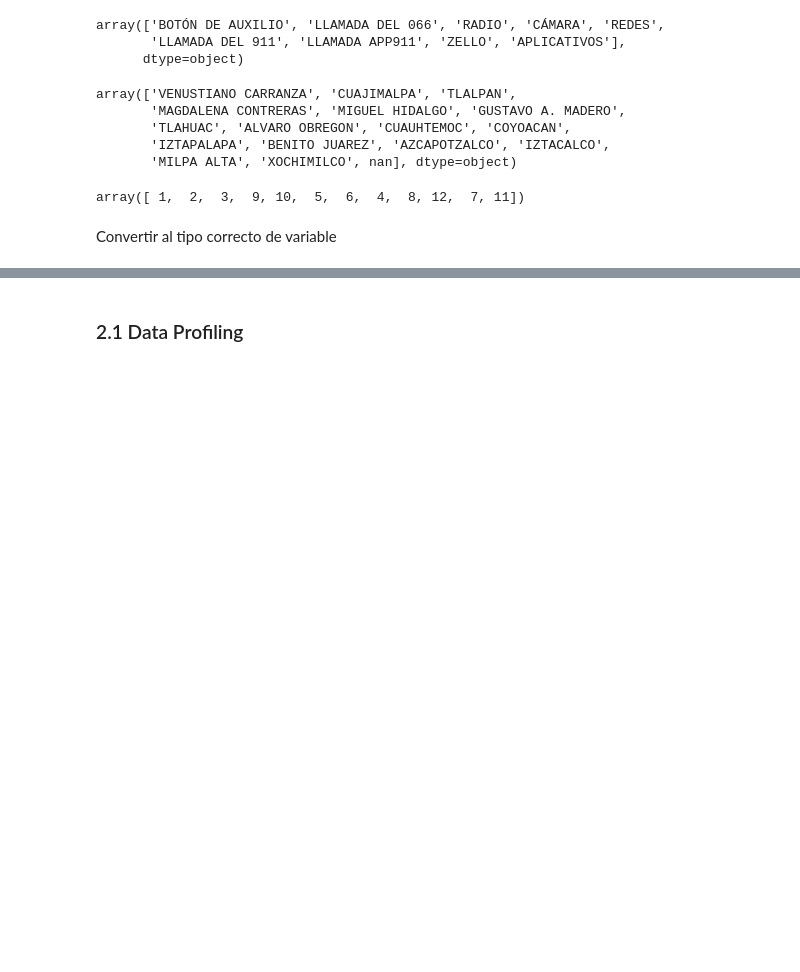
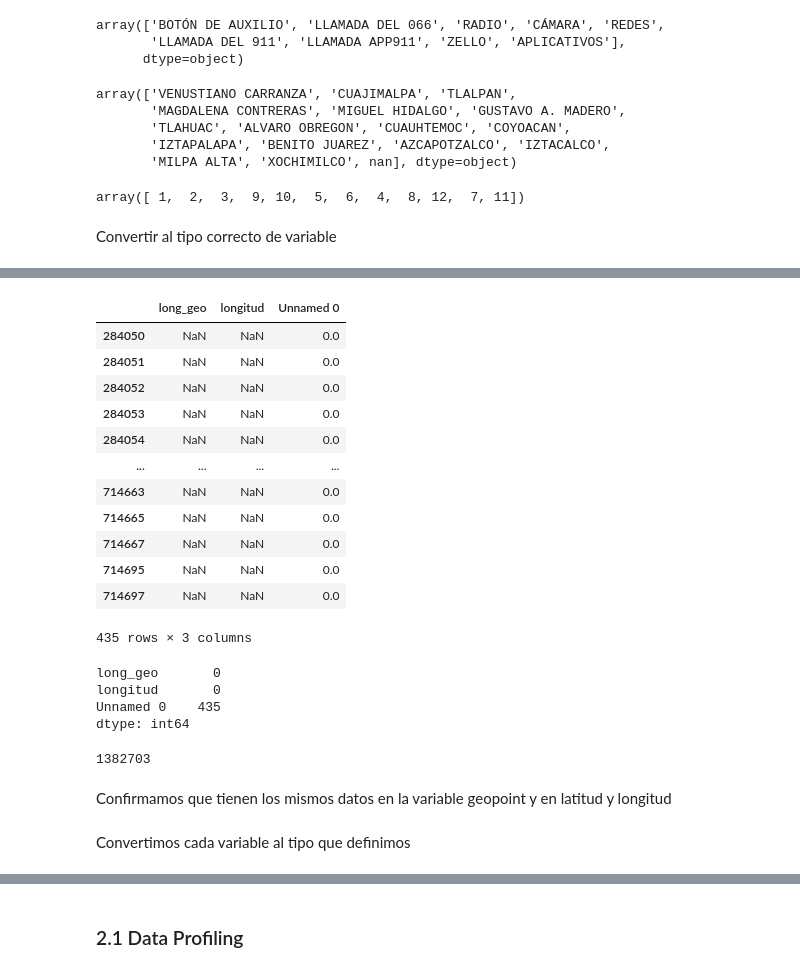
Before and after one commit to YusuriAR/Incidentes_c5, a Jupyter notebook: Proyecto1_Eq8_v1.ipynb, the cells around one changed output, grey strips where cells are left out. Cells and saved outputs as stored; diff of their text form; code cells hidden in the pictures; blank space fills up the shorter version.

```diff
--- a/Proyecto1_Eq8_v1.ipynb
+++ b/Proyecto1_Eq8_v1.ipynb
@@ -239,2 +276,34 @@ Convertir al tipo correcto de variable
+# %%
+#Los que "no son iguales"
+n2[n2.longitud.isnull()]
+# %% [output]
+|  | long_geo | longitud | Unnamed 0 |
+| 284050 | NaN | NaN | 0.0 |
+| 284051 | NaN | NaN | 0.0 |
+| 284052 | NaN | NaN | 0.0 |
+| 284053 | NaN | NaN | 0.0 |
+| 284054 | NaN | NaN | 0.0 |
+| ... | ... | ... | ... |
+| 714663 | NaN | NaN | 0.0 |
+| 714665 | NaN | NaN | 0.0 |
+| 714667 | NaN | NaN | 0.0 |
+| 714695 | NaN | NaN | 0.0 |
+| 714697 | NaN | NaN | 0.0 |
+435 rows × 3 columns
+# %%
+n2[n2.longitud.isnull()].count()
+# %% [output]
+long_geo       0
+longitud       0
+Unnamed 0    435
+dtype: int64
+# %%
+c5.longitud.count()
+# %% [output]
+1382703
+# %% [markdown]
+Confirmamos que tienen los mismos datos en la variable geopoint y en latitud y longitud
+# %% [markdown]
+Convertimos cada variable al tipo que definimos
 # %%
 c5['fecha_creacion'] = pd.to_datetime(c5['fecha_creacion'])
```
Also changed, not shown: parts of 39 cells of this notebook.
